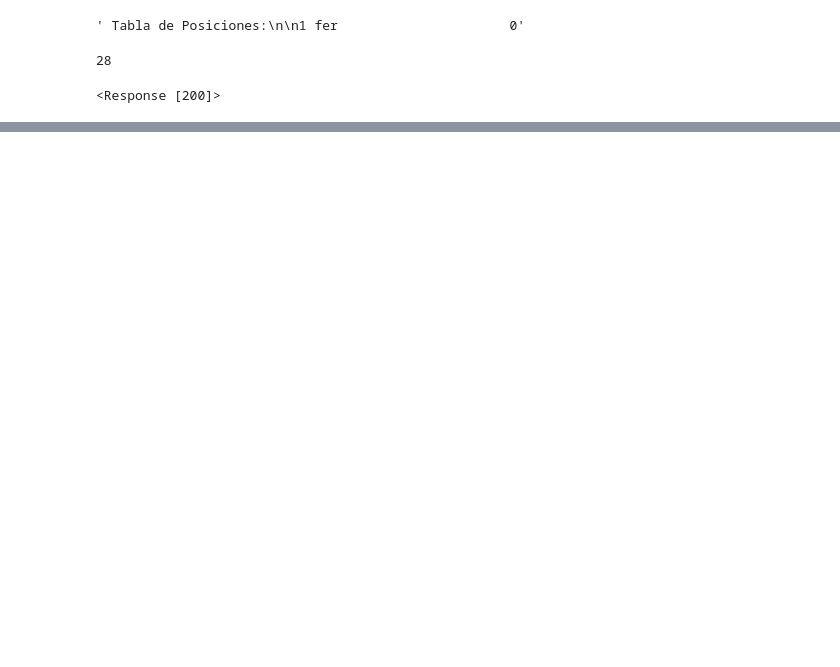
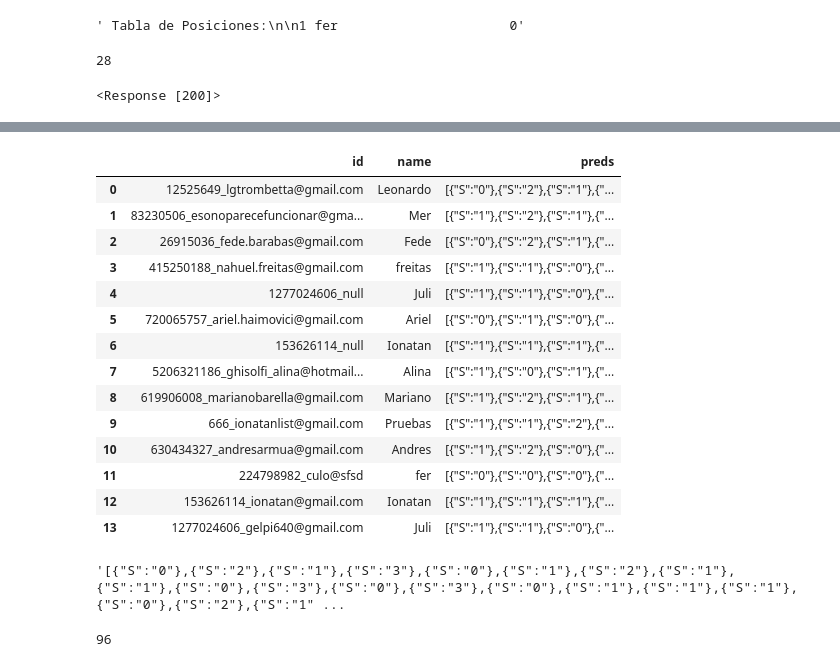
Before and after one commit to carabedo/prode, a Jupyter notebook: test.ipynb, the cells around one changed output, grey strips where cells are left out. Cells and saved outputs as stored; diff of their text form; code cells hidden in the pictures; blank space fills up the shorter version.

```diff
--- a/test.ipynb
+++ b/test.ipynb
@@ -36,0 +189,24 @@ response
+# %%
+df=pd.read_csv('results.csv')
+# %%
+df
+# %% [output]
+|  | id | name | preds |
+| 0 | 12525649_lgtrombetta@gmail.com | Leonardo | [{"S":"0"},{"S":"2"},{"S":"1"},{"... |
+| 1 | 83230506_esonoparecefuncionar@gma... | Mer | [{"S":"1"},{"S":"2"},{"S":"1"},{"... |
+| 2 | 26915036_fede.barabas@gmail.com | Fede | [{"S":"0"},{"S":"2"},{"S":"1"},{"... |
+| 3 | 415250188_nahuel.freitas@gmail.com | freitas | [{"S":"1"},{"S":"1"},{"S":"0"},{"... |
+| 4 | 1277024606_null | Juli | [{"S":"1"},{"S":"1"},{"S":"0"},{"... |
+| 5 | 720065757_ariel.haimovici@gmail.com | Ariel | [{"S":"0"},{"S":"1"},{"S":"0"},{"... |
+| 6 | 153626114_null | Ionatan | [{"S":"1"},{"S":"1"},{"S":"1"},{"... |
+| 7 | 5206321186_ghisolfi_alina@hotmail... | Alina | [{"S":"1"},{"S":"0"},{"S":"1"},{"... |
+| 8 | 619906008_marianobarella@gmail.com | Mariano | [{"S":"1"},{"S":"2"},{"S":"1"},{"... |
+| 9 | 666_ionatanlist@gmail.com | Pruebas | [{"S":"1"},{"S":"1"},{"S":"2"},{"... |
+| 10 | 630434327_andresarmua@gmail.com | Andres | [{"S":"1"},{"S":"2"},{"S":"0"},{"... |
+| 11 | 224798982_culo@sfsd | fer | [{"S":"0"},{"S":"0"},{"S":"0"},{"... |
+| 12 | 153626114_ionatan@gmail.com | Ionatan | [{"S":"1"},{"S":"1"},{"S":"1"},{"... |
+| 13 | 1277024606_gelpi640@gmail.com | Juli | [{"S":"1"},{"S":"1"},{"S":"0"},{"... |
+# %%
+df.iloc[0].preds
+# %% [output]
+'[{"S":"0"},{"S":"2"},{"S":"1"},{"S":"3"},{"S":"0"},{"S":"1"},{"S":"2"},{"S":"1"},{"S":"1"},{"S":"0"},{"S":"3"},{"S":"0"},{"S":"3"},{"S":"0"},{"S":"1"},{"S":"1"},{"S":"1"},{"S":"0"},{"S":"2"},{"S":"1" ...
@@ -36,0 +217,4 @@ response
+# %%
+len(preds)
+# %% [output]
+96
```
Also changed, not shown: parts of 41 cells of this notebook, 6 other files.
